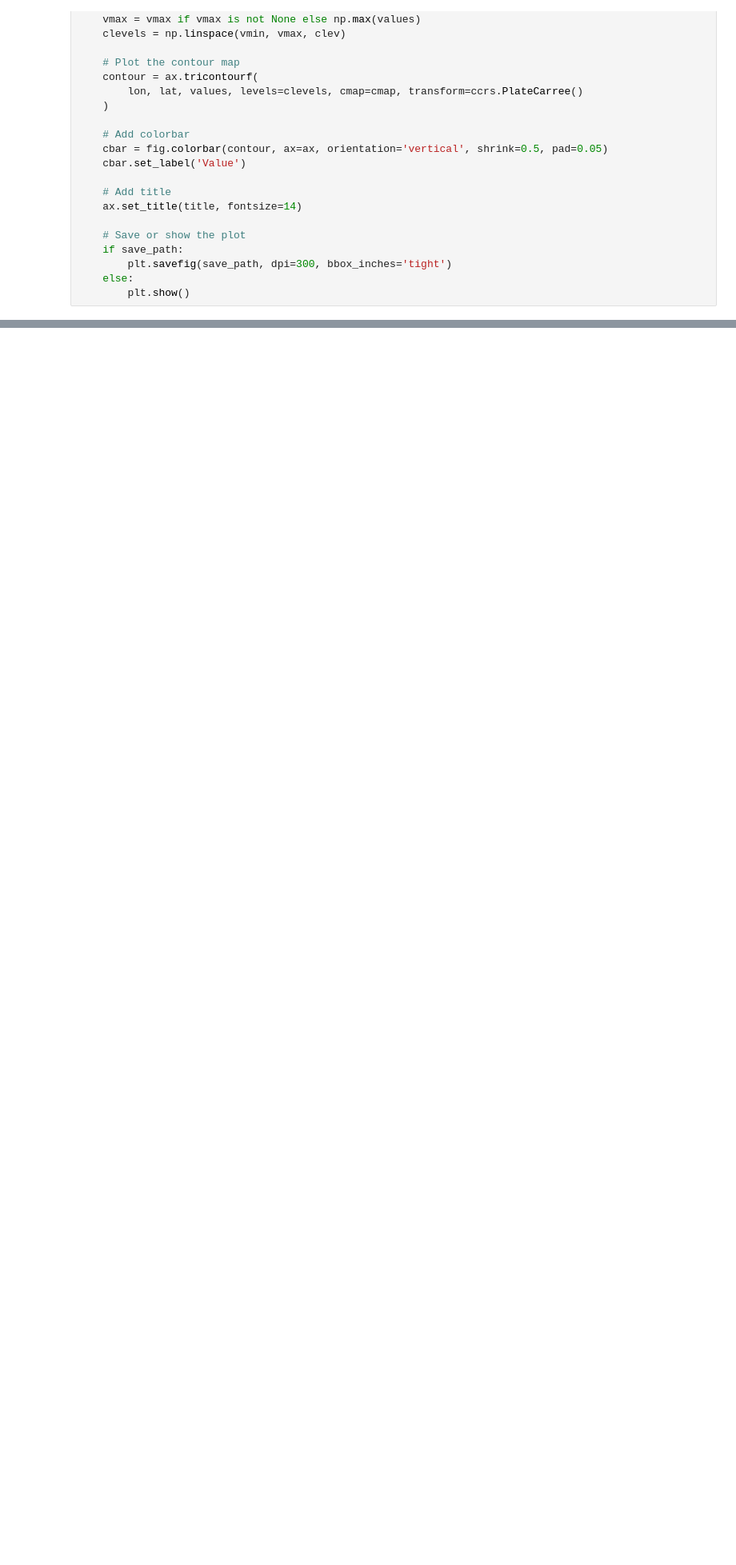
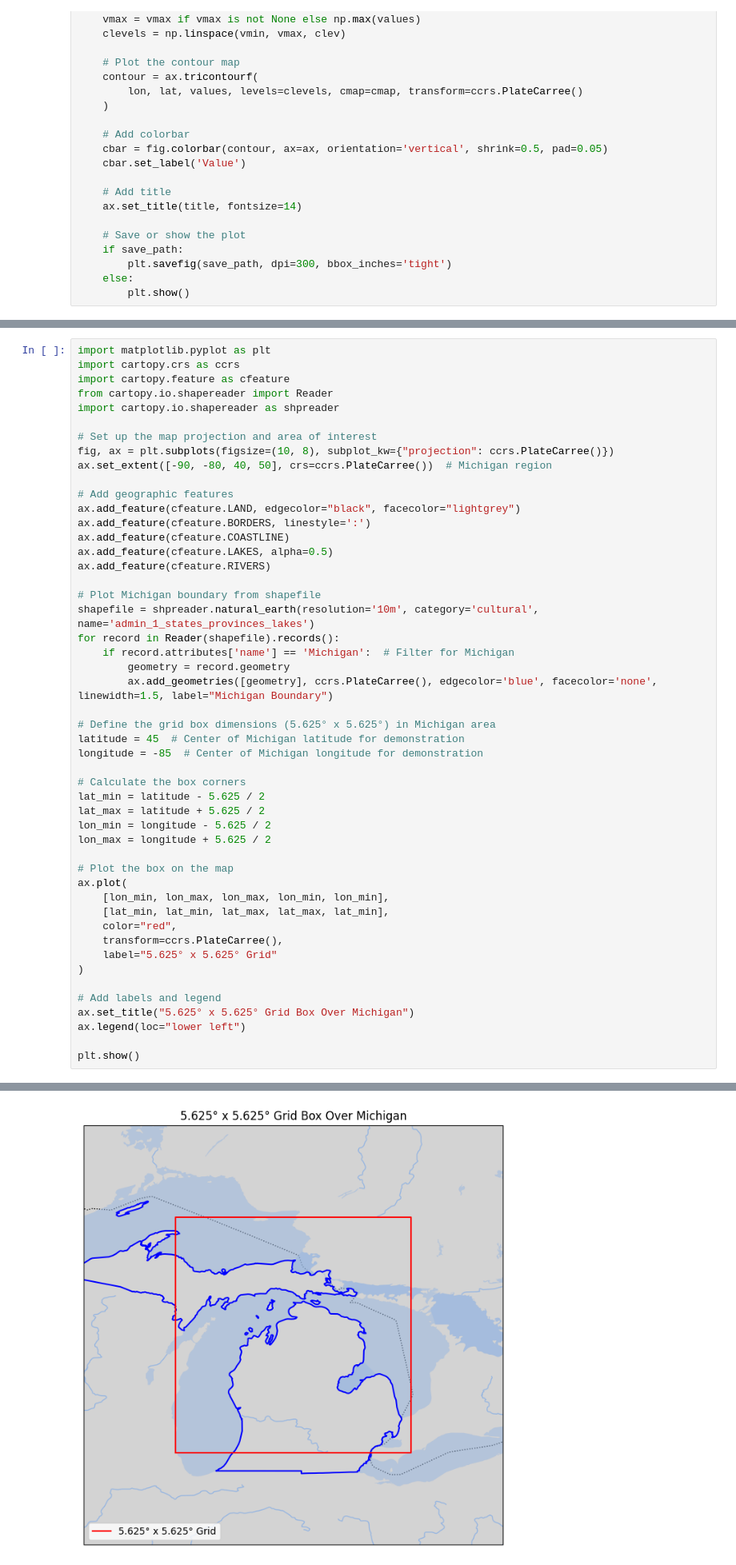
Before and after one commit to kaminsca/climate-physicsML, a Jupyter notebook: final_combined_loss_model/predict_and_visualize.ipynb, the cells around one changed output, grey strips where cells are left out. Shown at 80% size. Drawn from its saved outputs; the diff is of its cells as text; blank space fills up the shorter version.

```diff
--- a/final_combined_loss_model/predict_and_visualize.ipynb
+++ b/final_combined_loss_model/predict_and_visualize.ipynb
@@ -492,0 +502,50 @@ plot_contour_map(ds_grid['lat'], ds_grid['lon'], dso.values[:,i], title=vars_mlo
+# %%
+import matplotlib.pyplot as plt
+import cartopy.crs as ccrs
+import cartopy.feature as cfeature
+from cartopy.io.shapereader import Reader
+import cartopy.io.shapereader as shpreader
+
+# Set up the map projection and area of interest
+fig, ax = plt.subplots(figsize=(10, 8), subplot_kw={"projection": ccrs.PlateCarree()})
+ax.set_extent([-90, -80, 40, 50], crs=ccrs.PlateCarree())  # Michigan region
+
+# Add geographic features
+ax.add_feature(cfeature.LAND, edgecolor="black", facecolor="lightgrey")
+ax.add_feature(cfeature.BORDERS, linestyle=':')
+ax.add_feature(cfeature.COASTLINE)
+ax.add_feature(cfeature.LAKES, alpha=0.5)
+ax.add_feature(cfeature.RIVERS)
+
+# Plot Michigan boundary from shapefile
+shapefile = shpreader.natural_earth(resolution='10m', category='cultural', name='admin_1_states_provinces_lakes')
+for record in Reader(shapefile).records():
+    if record.attributes['name'] == 'Michigan':  # Filter for Michigan
+        geometry = record.geometry
+        ax.add_geometries([geometry], ccrs.PlateCarree(), edgecolor='blue', facecolor='none', linewidth=1.5, label="Michigan Boundary")
+
+# Define the grid box dimensions (5.625° x 5.625°) in Michigan area
+latitude = 45  # Center of Michigan latitude for demonstration
+longitude = -85  # Center of Michigan longitude for demonstration
+
+# Calculate the box corners
+lat_min = latitude - 5.625 / 2
+lat_max = latitude + 5.625 / 2
+lon_min = longitude - 5.625 / 2
+lon_max = longitude + 5.625 / 2
+
+# Plot the box on the map
+ax.plot(
+    [lon_min, lon_max, lon_max, lon_min, lon_min],
+    [lat_min, lat_min, lat_max, lat_max, lat_min],
+    color="red",
+    transform=ccrs.PlateCarree(),
+    label="5.625° x 5.625° Grid"
+)
+
+# Add labels and legend
+ax.set_title("5.625° x 5.625° Grid Box Over Michigan")
+ax.legend(loc="lower left")
+
+plt.show()
+# %% [output]
@@ -492,0 +554 @@ plot_contour_map(ds_grid['lat'], ds_grid['lon'], dso.values[:,i], title=vars_mlo
+[figure, added]
```
Also changed, not shown: parts of 22 cells of this notebook, 4 other files.
